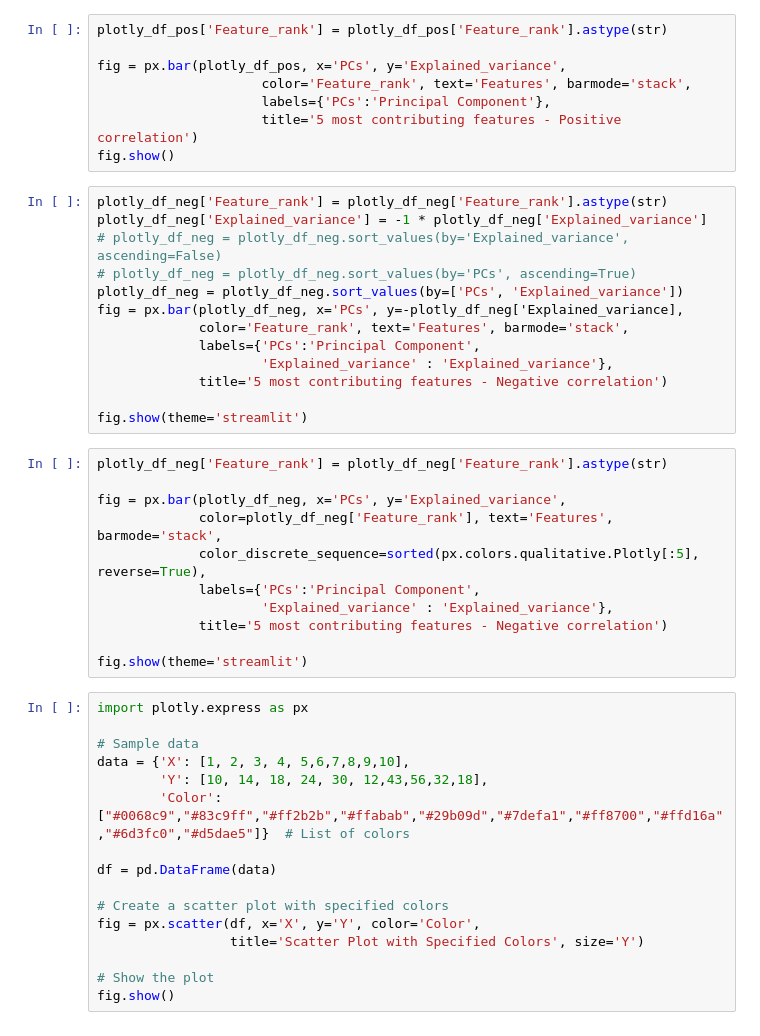
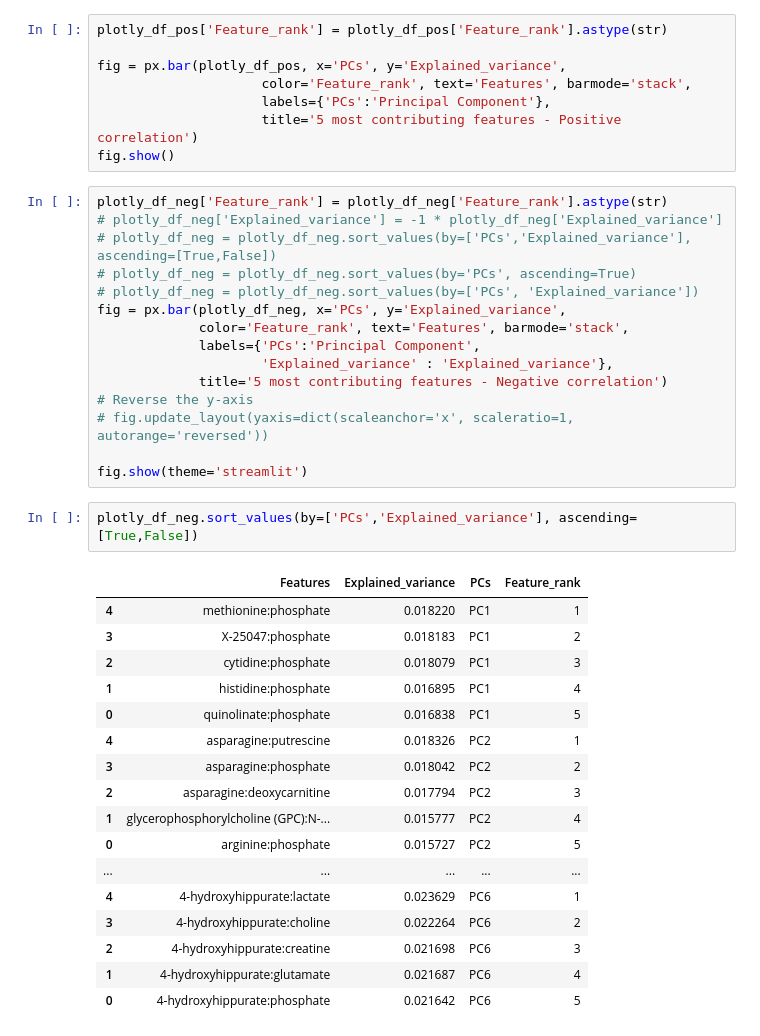
Before and after one commit to AmauryMaros/mgss2, a Jupyter notebook: Python notebooks/2_groups_pca.ipynb, the cells around one changed output. Saved outputs shown, nothing was run; the diff lists cells and outputs as text.

```diff
--- a/Python notebooks/2_groups_pca.ipynb
+++ b/Python notebooks/2_groups_pca.ipynb
@@ -144,41 +144,36 @@ fig = px.bar(plotly_df_pos, x='PCs', y='Explained_variance',
 fig.show()
 # %%
 plotly_df_neg['Feature_rank'] = plotly_df_neg['Feature_rank'].astype(str)
-plotly_df_neg['Explained_variance'] = -1 * plotly_df_neg['Explained_variance']
-# plotly_df_neg = plotly_df_neg.sort_values(by='Explained_variance', ascending=False)
+# plotly_df_neg['Explained_variance'] = -1 * plotly_df_neg['Explained_variance']
+# plotly_df_neg = plotly_df_neg.sort_values(by=['PCs','Explained_variance'], ascending=[True,False])
 # plotly_df_neg = plotly_df_neg.sort_values(by='PCs', ascending=True)
-plotly_df_neg = plotly_df_neg.sort_values(by=['PCs', 'Explained_variance'])
-fig = px.bar(plotly_df_neg, x='PCs', y=-plotly_df_neg['Explained_variance],
+# plotly_df_neg = plotly_df_neg.sort_values(by=['PCs', 'Explained_variance'])
+fig = px.bar(plotly_df_neg, x='PCs', y='Explained_variance',
              color='Feature_rank', text='Features', barmode='stack',
              labels={'PCs':'Principal Component',
                      'Explained_variance' : 'Explained_variance'},
              title='5 most contributing features - Negative correlation')
+# Reverse the y-axis
+# fig.update_layout(yaxis=dict(scaleanchor='x', scaleratio=1, autorange='reversed'))
 
 fig.show(theme='streamlit')
-# %%
-plotly_df_neg['Feature_rank'] = plotly_df_neg['Feature_rank'].astype(str)
-
-fig = px.bar(plotly_df_neg, x='PCs', y='Explained_variance',
-             color=plotly_df_neg['Feature_rank'], text='Features', barmode='stack',
-             color_discrete_sequence=sorted(px.colors.qualitative.Plotly[:5], reverse=True),
-             labels={'PCs':'Principal Component',
-                     'Explained_variance' : 'Explained_variance'},
-             title='5 most contributing features - Negative correlation')
-
-fig.show(theme='streamlit')
-# %%
-import plotly.express as px
-
-# Sample data
-data = {'X': [1, 2, 3, 4, 5,6,7,8,9,10],
-        'Y': [10, 14, 18, 24, 30, 12,43,56,32,18],
-        'Color': ["#0068c9","#83c9ff","#ff2b2b","#ffabab","#29b09d","#7defa1","#ff8700","#ffd16a","#6d3fc0","#d5dae5"]}  # List of colors
-
-df = pd.DataFrame(data)
-
-# Create a scatter plot with specified colors
-fig = px.scatter(df, x='X', y='Y', color='Color',
-                 title='Scatter Plot with Specified Colors', size='Y')
-
-# Show the plot
-fig.show()
+# %%
+plotly_df_neg.sort_values(by=['PCs','Explained_variance'], ascending=[True,False])
+# %% [output]
+|  | Features | Explained_variance | PCs | Feature_rank |
+| 4 | methionine:phosphate | 0.018220 | PC1 | 1 |
+| 3 | X-25047:phosphate | 0.018183 | PC1 | 2 |
+| 2 | cytidine:phosphate | 0.018079 | PC1 | 3 |
+| 1 | histidine:phosphate | 0.016895 | PC1 | 4 |
+| 0 | quinolinate:phosphate | 0.016838 | PC1 | 5 |
+| 4 | asparagine:putrescine | 0.018326 | PC2 | 1 |
+| 3 | asparagine:phosphate | 0.018042 | PC2 | 2 |
+| 2 | asparagine:deoxycarnitine | 0.017794 | PC2 | 3 |
+| 1 | glycerophosphorylcholine (GPC):N-... | 0.015777 | PC2 | 4 |
+| 0 | arginine:phosphate | 0.015727 | PC2 | 5 |
+| ... | ... | ... | ... | ... |
+| 4 | 4-hydroxyhippurate:lactate | 0.023629 | PC6 | 1 |
+| 3 | 4-hydroxyhippurate:choline | 0.022264 | PC6 | 2 |
+| 2 | 4-hydroxyhippurate:creatine | 0.021698 | PC6 | 3 |
+| 1 | 4-hydroxyhippurate:glutamate | 0.021687 | PC6 | 4 |
+| 0 | 4-hydroxyhippurate:phosphate | 0.021642 | PC6 | 5 |
```
Also changed, not shown: parts of 2 cells of this notebook, 3 other files.
